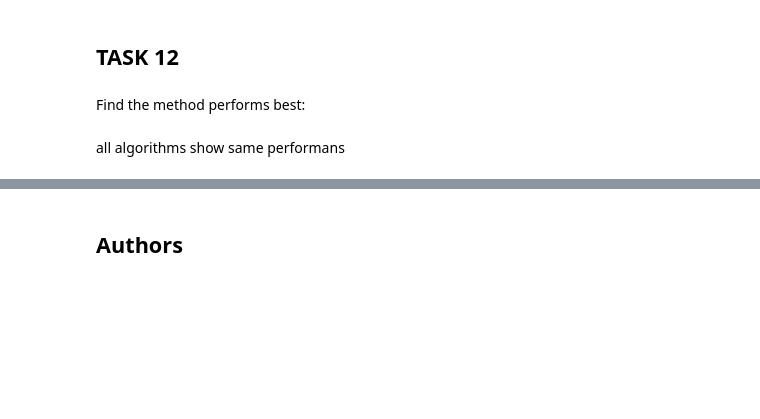
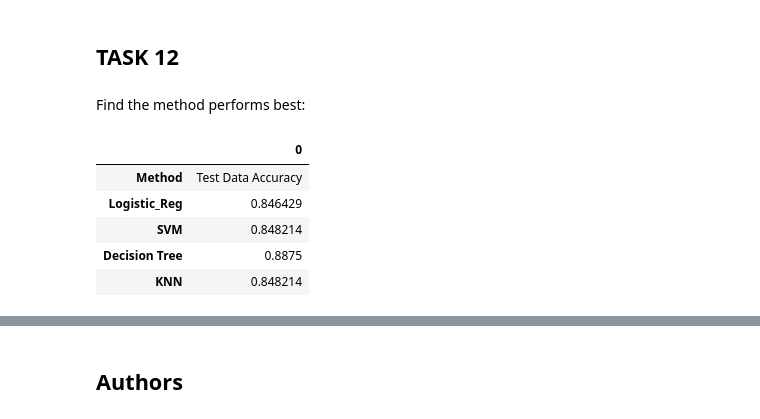
Before and after one commit to Kokniox/SpaceX-Falcon-9, a Jupyter notebook: SpaceX_Machine Learning Prediction_Part_5.ipynb, the cells around one changed output, grey strips where cells are left out. Cells and saved outputs as stored; diff of their text form; code cells hidden in the pictures; blank space fills up the shorter version.

```diff
--- a/SpaceX_Machine Learning Prediction_Part_5.ipynb
+++ b/SpaceX_Machine Learning Prediction_Part_5.ipynb
@@ -369,5 +371,35 @@ plot_confusion_matrix(Y_test,yhat)
 ## TASK  12
 # %% [markdown]
 Find the method performs best:
-# %% [markdown]
-all algorithms show same performans
+# %%
+import pandas as pd
+
+# Assuming knn_cv, tree_cv, svm_cv, and logreg_cv are pre-defined models that were fitted using cross-validation
+
+# Calculate the accuracy for each model
+knn_accuracy = knn_cv.best_score_
+decision_tree_accuracy = tree_cv.best_score_
+svm_accuracy = svm_cv.best_score_
+logistic_regression_accuracy = logreg_cv.best_score_
+
+# Create the report dataframe
+Report = pd.DataFrame({
+    'Method': ['Test Data Accuracy'],
+    'Logistic_Reg': [logistic_regression_accuracy],
+    'SVM': [svm_accuracy],
+    'Decision Tree': [decision_tree_accuracy],
+    'KNN': [knn_accuracy]
+})
+
+# Transpose the dataframe to switch rows and columns
+Report_transposed = Report.transpose()
+
+# Display the transposed dataframe
+Report_transposed
+# %% [output]
+|  | 0 |
+| Method | Test Data Accuracy |
+| Logistic_Reg | 0.846429 |
+| SVM | 0.848214 |
+| Decision Tree | 0.8875 |
+| KNN | 0.848214 |
```
Also changed, not shown: parts of 5 cells of this notebook.
